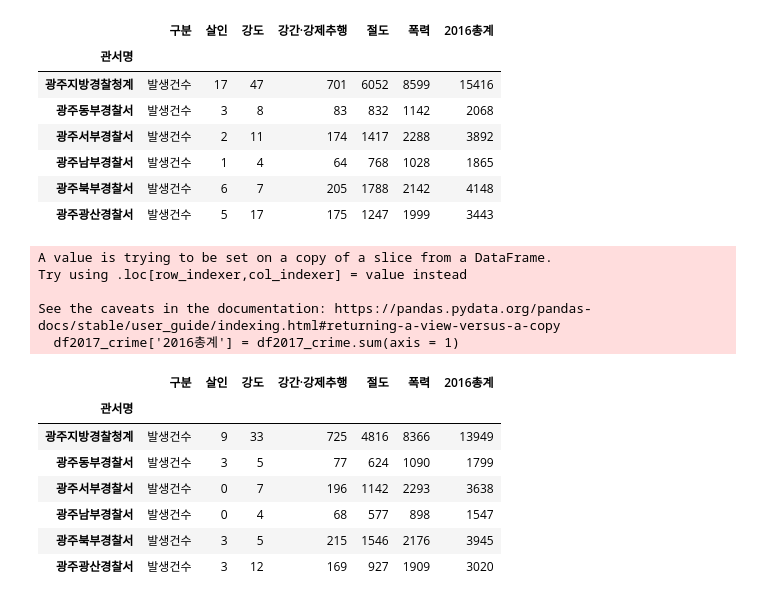
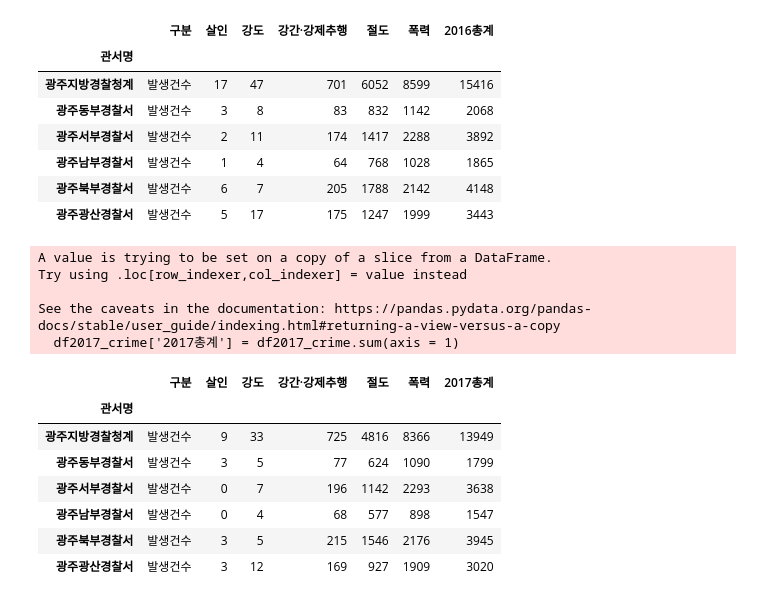
Before and after one commit to pillz9408/python, a Jupyter notebook: DataVisualize/crimeDataTest.ipynb, the cells around one changed output. Saved outputs shown, nothing was run; the diff lists cells and outputs as text; code cells hidden in the pictures.

```diff
--- a/DataVisualize/crimeDataTest.ipynb
+++ b/DataVisualize/crimeDataTest.ipynb
@@ -136,15 +136,15 @@ See the caveats in the documentation: https://pandas.pydata.org/pandas-docs/stab
 # %%
 df2017_crime = c2017d[c2017d['구분'] == '발생건수']
 
-df2017_crime['2016총계'] = df2017_crime.sum(axis = 1)
+df2017_crime['2017총계'] = df2017_crime.sum(axis = 1)
 df2017_crime
 # %% [output]
 A value is trying to be set on a copy of a slice from a DataFrame.
 Try using .loc[row_indexer,col_indexer] = value instead
 
 See the caveats in the documentation: https://pandas.pydata.org/pandas-docs/stable/user_guide/indexing.html#returning-a-view-versus-a-copy
-  df2017_crime['2016총계'] = df2017_crime.sum(axis = 1)
+  df2017_crime['2017총계'] = df2017_crime.sum(axis = 1)
-|  | 구분 | 살인 | 강도 | 강간·강제추행 | 절도 | 폭력 | 2016총계 |
+|  | 구분 | 살인 | 강도 | 강간·강제추행 | 절도 | 폭력 | 2017총계 |
 | 관서명 |  |  |  |  |  |  |  |
 | 광주지방경찰청계 | 발생건수 | 9 | 33 | 725 | 4816 | 8366 | 13949 |
 | 광주동부경찰서 | 발생건수 | 3 | 5 | 77 | 624 | 1090 | 1799 |
```
Also changed, not shown: parts of 4 cells of this notebook, 1 other file.
